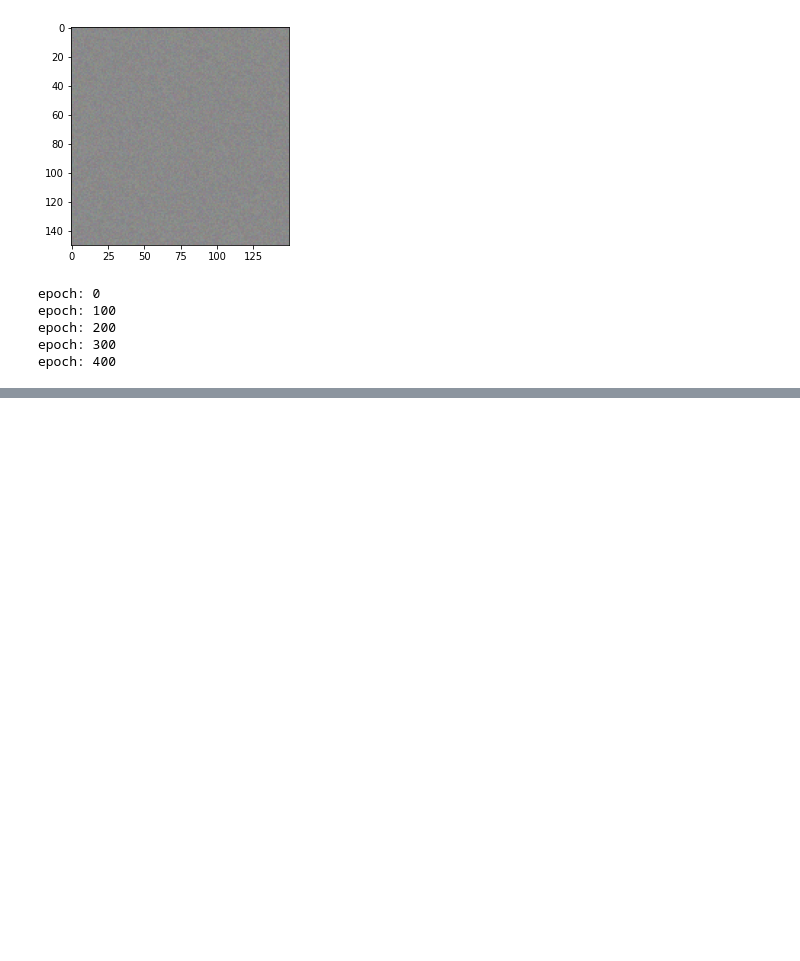
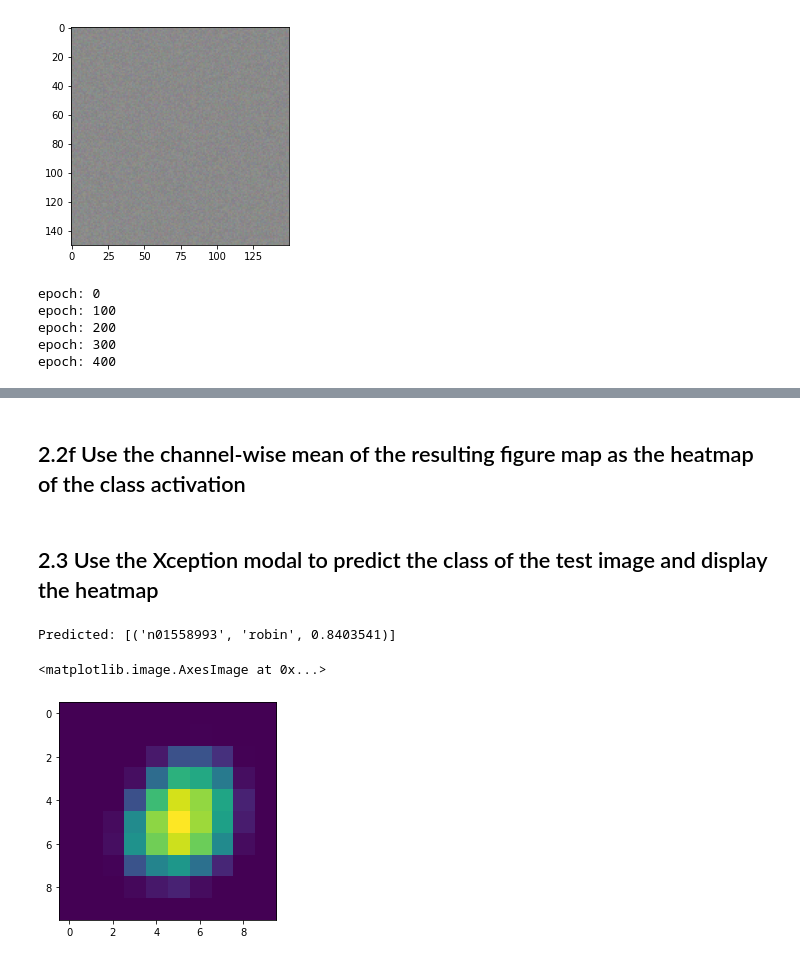
Before and after one commit to larryschirmer/art_style_transfer, a Jupyter notebook: visualize_filter_maximizations.ipynb, the cells around one changed output, grey strips where cells are left out. Drawn from its saved outputs; the diff is of its cells as text; code cells hidden in the pictures; blank space fills up the shorter version.

```diff
--- a/visualize_filter_maximizations.ipynb
+++ b/visualize_filter_maximizations.ipynb
@@ -187,0 +264,39 @@ plt.show(fig)
+# %%
+def multiply_top_predictions_by_grads(conv_model, img, grads_pooled):
+    conv_output = conv_model(img)
+    [conv_output_numpy] = conv_output.numpy()
+    grads_pooled_numpy = grads_pooled.numpy()
+
+    for filter_idx in range(grads_pooled_numpy.shape[0]):
+        conv_output_numpy[:, :, filter_idx] *= grads_pooled_numpy[filter_idx]
+
+    return conv_output_numpy
+# %% [markdown]
+## 2.2f Use the channel-wise mean of the resulting figure map as the heatmap of the class activation
+# %%
+def normalize_heatmap(conv_output):
+    heatmap = np.mean(conv_output, axis=-1)
+    heatmap = np.maximum(heatmap, 0) / np.max(heatmap)
+    return heatmap
+# %% [markdown]
+## 2.3 Use the Xception modal to predict the class of the test image and display the heatmap
+# %%
+test_img = get_input_image('bird.jpg')
+test_img = preprocess_input(test_img)
+preds = xception_model(test_img)
+print("Predicted: {}".format(decode_predictions(preds.numpy(), top=1)[0]))
+# %% [output]
+Predicted: [('n01558993', 'robin', 0.8403541)]
+# %%
+xcpt_conv_model = gen_conv_model(xception_model)
+xcpt_class_model = gen_class_model(xception_model)
+# %%
+xcpt_grads = process_gradients(xcpt_conv_model, xcpt_class_model, test_img)
+xcpt_grads = pool_gradients(xcpt_grads)
+xcpt_heatmap = multiply_top_predictions_by_grads(xcpt_conv_model, test_img, xcpt_grads)
+xcpt_heatmap = normalize_heatmap(xcpt_heatmap)
+
+plt.imshow(xcpt_heatmap)
+# %% [output]
+<matplotlib.image.AxesImage at 0x...>
+[figure, added]
```
Also changed, not shown: parts of 29 cells of this notebook.
